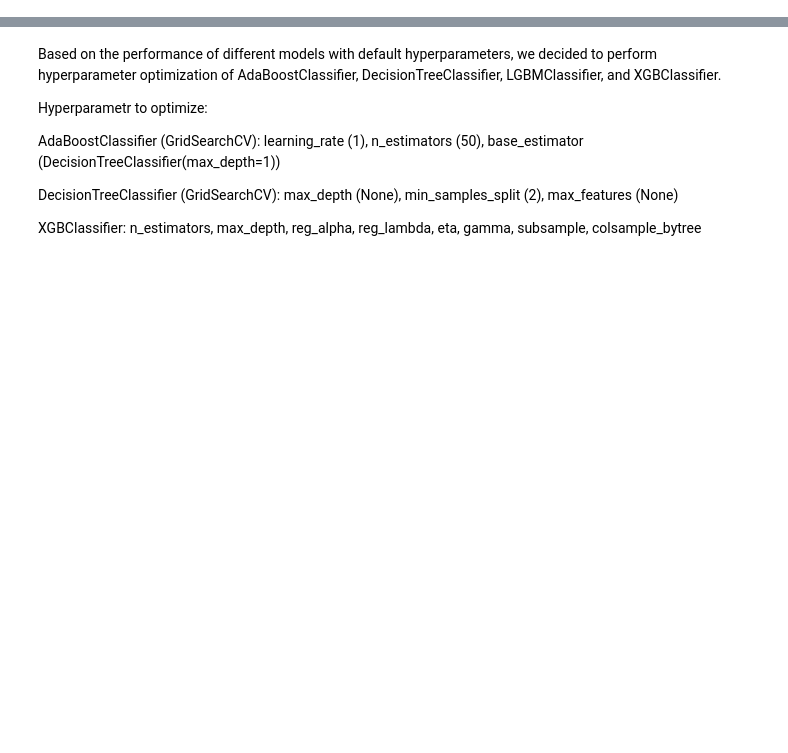
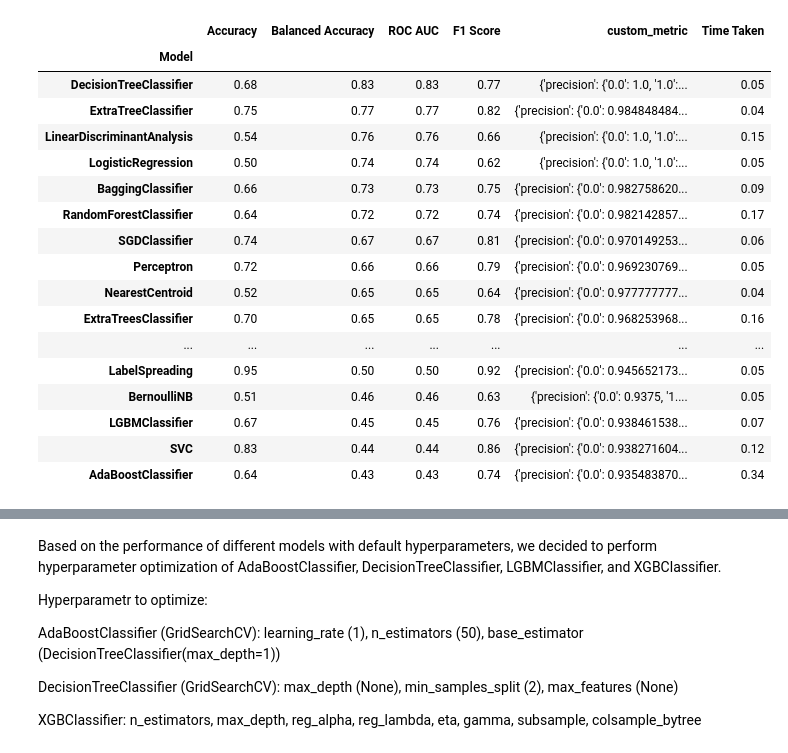
Before and after one commit to mamunm/sentiment_analysis, a Jupyter notebook: notebooks/smote_2.ipynb, the cells around one changed output, grey strips where cells are left out. Cells and saved outputs as stored; diff of their text form; code cells hidden in the pictures; blank space fills up the shorter version.

```diff
--- a/notebooks/smote_2.ipynb
+++ b/notebooks/smote_2.ipynb
@@ -95,3 +111,24 @@ X_test
 # %%
 models_smoteenn = process_lazypredict(X_train=X_smoteenn.toarray(),
     y_train=y_smoteenn, X_test=X_test.toarray(), y_test=y_test)
+# %%
+models_smoteenn
+# %% [output]
+|  | Accuracy | Balanced Accuracy | ROC AUC | F1 Score | custom_metric | Time Taken |
+| Model |  |  |  |  |  |  |
+| DecisionTreeClassifier | 0.68 | 0.83 | 0.83 | 0.77 | {'precision': {'0.0': 1.0, '1.0':... | 0.05 |
+| ExtraTreeClassifier | 0.75 | 0.77 | 0.77 | 0.82 | {'precision': {'0.0': 0.984848484... | 0.04 |
+| LinearDiscriminantAnalysis | 0.54 | 0.76 | 0.76 | 0.66 | {'precision': {'0.0': 1.0, '1.0':... | 0.15 |
+| LogisticRegression | 0.50 | 0.74 | 0.74 | 0.62 | {'precision': {'0.0': 1.0, '1.0':... | 0.05 |
+| BaggingClassifier | 0.66 | 0.73 | 0.73 | 0.75 | {'precision': {'0.0': 0.982758620... | 0.09 |
+| RandomForestClassifier | 0.64 | 0.72 | 0.72 | 0.74 | {'precision': {'0.0': 0.982142857... | 0.17 |
+| SGDClassifier | 0.74 | 0.67 | 0.67 | 0.81 | {'precision': {'0.0': 0.970149253... | 0.06 |
+| Perceptron | 0.72 | 0.66 | 0.66 | 0.79 | {'precision': {'0.0': 0.969230769... | 0.05 |
+| NearestCentroid | 0.52 | 0.65 | 0.65 | 0.64 | {'precision': {'0.0': 0.977777777... | 0.04 |
+| ExtraTreesClassifier | 0.70 | 0.65 | 0.65 | 0.78 | {'precision': {'0.0': 0.968253968... | 0.16 |
+| ... | ... | ... | ... | ... | ... | ... |
+| LabelSpreading | 0.95 | 0.50 | 0.50 | 0.92 | {'precision': {'0.0': 0.945652173... | 0.05 |
+| BernoulliNB | 0.51 | 0.46 | 0.46 | 0.63 | {'precision': {'0.0': 0.9375, '1.... | 0.05 |
+| LGBMClassifier | 0.67 | 0.45 | 0.45 | 0.76 | {'precision': {'0.0': 0.938461538... | 0.07 |
+| SVC | 0.83 | 0.44 | 0.44 | 0.86 | {'precision': {'0.0': 0.938271604... | 0.12 |
+| AdaBoostClassifier | 0.64 | 0.43 | 0.43 | 0.74 | {'precision': {'0.0': 0.935483870... | 0.34 |
```
Also changed, not shown: parts of 19 cells of this notebook, 16 other files.
